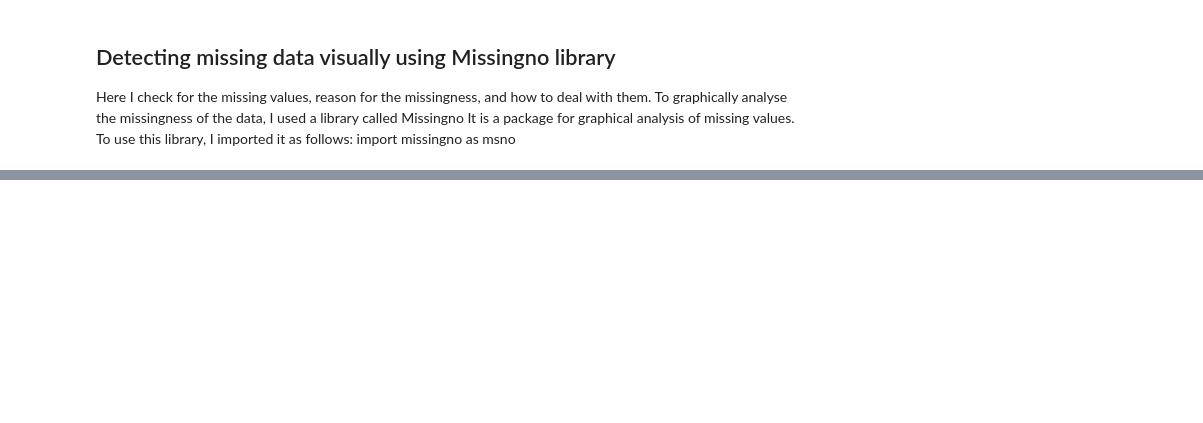
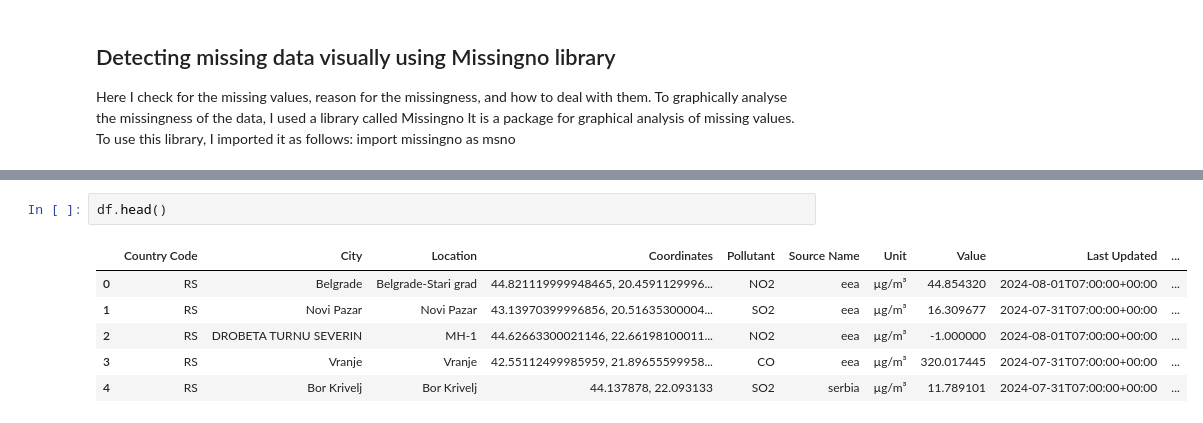
Before and after one commit to ak-boateng/air-quality-index, a Jupyter notebook: Air_Quality_Index_Project.ipynb, the cells around one changed output, grey strips where cells are left out. Drawn from its saved outputs; the diff is of its cells as text; blank space fills up the shorter version.

```diff
--- a/Air_Quality_Index_Project.ipynb
+++ b/Air_Quality_Index_Project.ipynb
@@ -167,0 +104,9 @@ is_mobile: p=nan
+# %%
+df.head()
+# %% [output]
+|  | Country Code | City | Location | Coordinates | Pollutant | Source Name | Unit | Value | Last Updated | ... |
+| 0 | RS | Belgrade | Belgrade-Stari grad | 44.821119999948465, 20.4591129996... | NO2 | eea | µg/m³ | 44.854320 | 2024-08-01T07:00:00+00:00 | ... |
+| 1 | RS | Novi Pazar | Novi Pazar | 43.13970399996856, 20.51635300004... | SO2 | eea | µg/m³ | 16.309677 | 2024-07-31T07:00:00+00:00 | ... |
+| 2 | RS | DROBETA TURNU SEVERIN | MH-1 | 44.62663300021146, 22.66198100011... | NO2 | eea | µg/m³ | -1.000000 | 2024-08-01T07:00:00+00:00 | ... |
+| 3 | RS | Vranje | Vranje | 42.55112499985959, 21.89655599958... | CO | eea | µg/m³ | 320.017445 | 2024-07-31T07:00:00+00:00 | ... |
+| 4 | RS | Bor Krivelj | Bor Krivelj | 44.137878, 22.093133 | SO2 | serbia | µg/m³ | 11.789101 | 2024-07-31T07:00:00+00:00 | ... |
```
Also changed, not shown: parts of 29 cells of this notebook.
